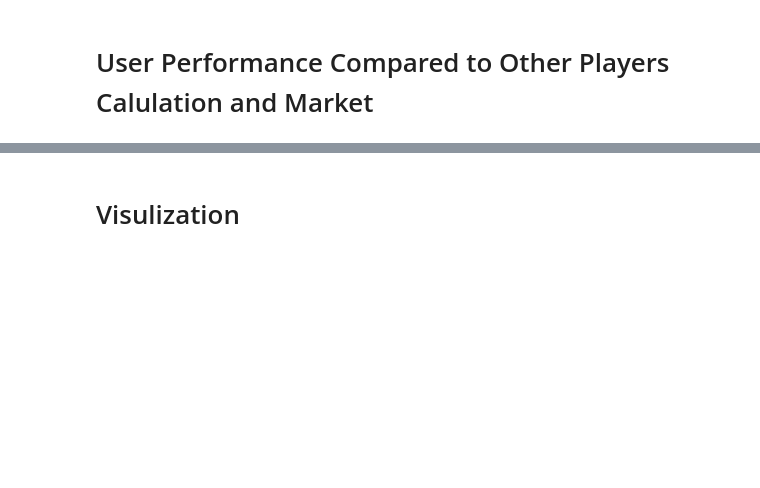
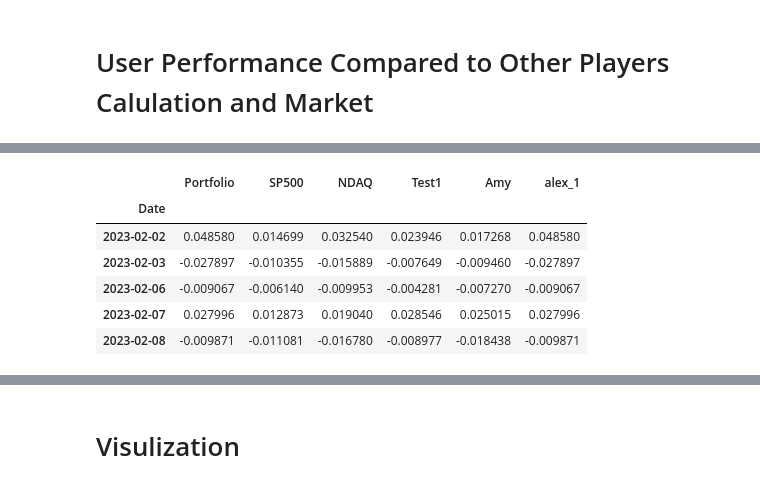
Before and after one commit to game-of-stocks/application, a Jupyter notebook: Game Of Stocks - Application.ipynb, the cells around one changed output, grey strips where cells are left out. Cells and saved outputs as stored; diff of their text form; code cells hidden in the pictures; blank space fills up the shorter version.

```diff
--- a/Game Of Stocks - Application.ipynb
+++ b/Game Of Stocks - Application.ipynb
@@ -241,6 +303,14 @@ market_returns.head(
 # %%
-# Join market_return with portfolio to calculate sharp ratio
-portfolio_market_returns = pd.concat([portfolio_returns["Portfolio"], market_returns], axis="columns", join="inner")
-portfolio_market_returns.head()
+# Join market_return, top players with portfolio
+top_portfolio_market_returns = pd.concat([portfolio_returns["Portfolio"], market_returns, top_returns], axis="columns", join="inner")
+top_portfolio_market_returns.head()
+# %% [output]
+|  | Portfolio | SP500 | NDAQ | Test1 | Amy | alex_1 |
+| Date |  |  |  |  |  |  |
+| 2023-02-02 | 0.048580 | 0.014699 | 0.032540 | 0.023946 | 0.017268 | 0.048580 |
+| 2023-02-03 | -0.027897 | -0.010355 | -0.015889 | -0.007649 | -0.009460 | -0.027897 |
+| 2023-02-06 | -0.009067 | -0.006140 | -0.009953 | -0.004281 | -0.007270 | -0.009067 |
+| 2023-02-07 | 0.027996 | 0.012873 | 0.019040 | 0.028546 | 0.025015 | 0.027996 |
+| 2023-02-08 | -0.009871 | -0.011081 | -0.016780 | -0.008977 | -0.018438 | -0.009871 |
 # %%
 # Calculate sharp ratio - visulaize purposes - Portfolio and the Index
```
Also changed, not shown: parts of 20 cells of this notebook, 1 other file.
